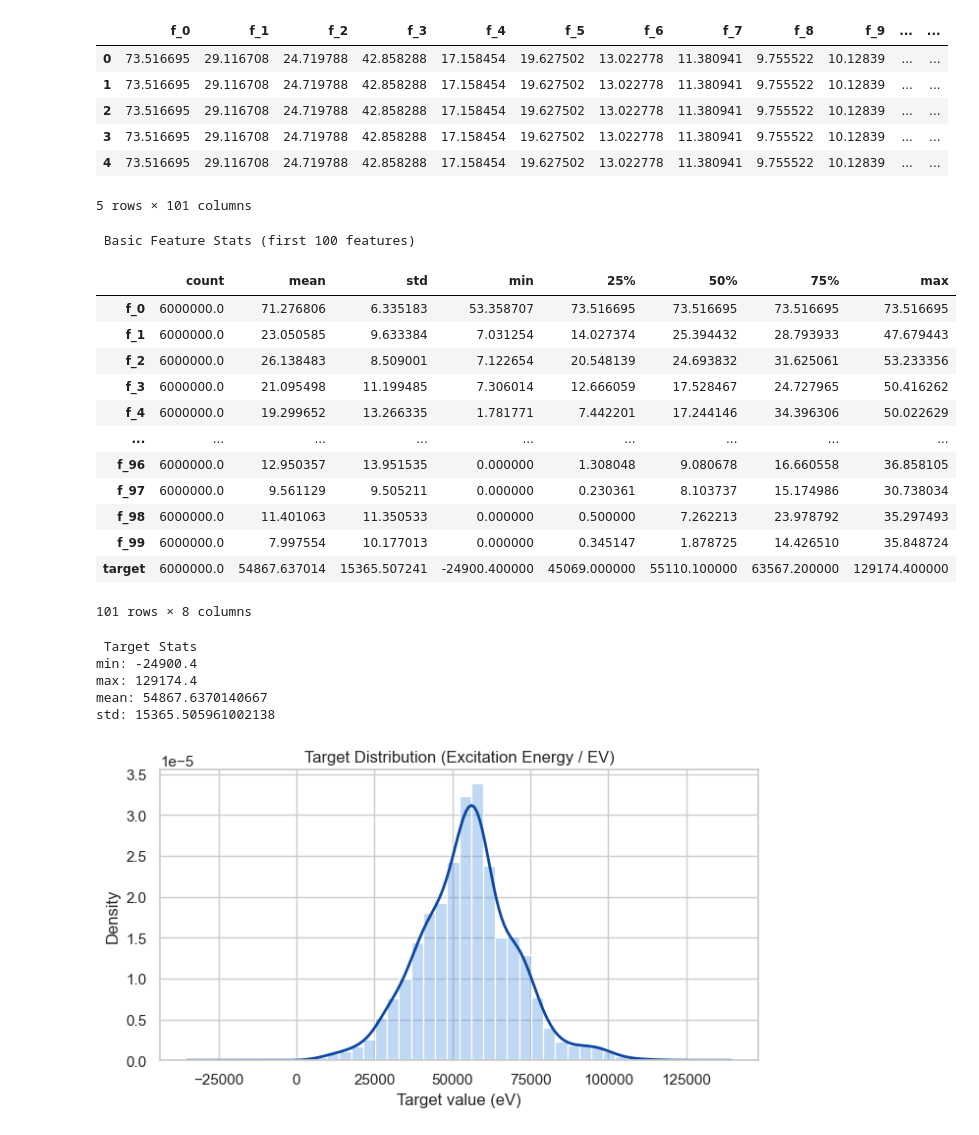
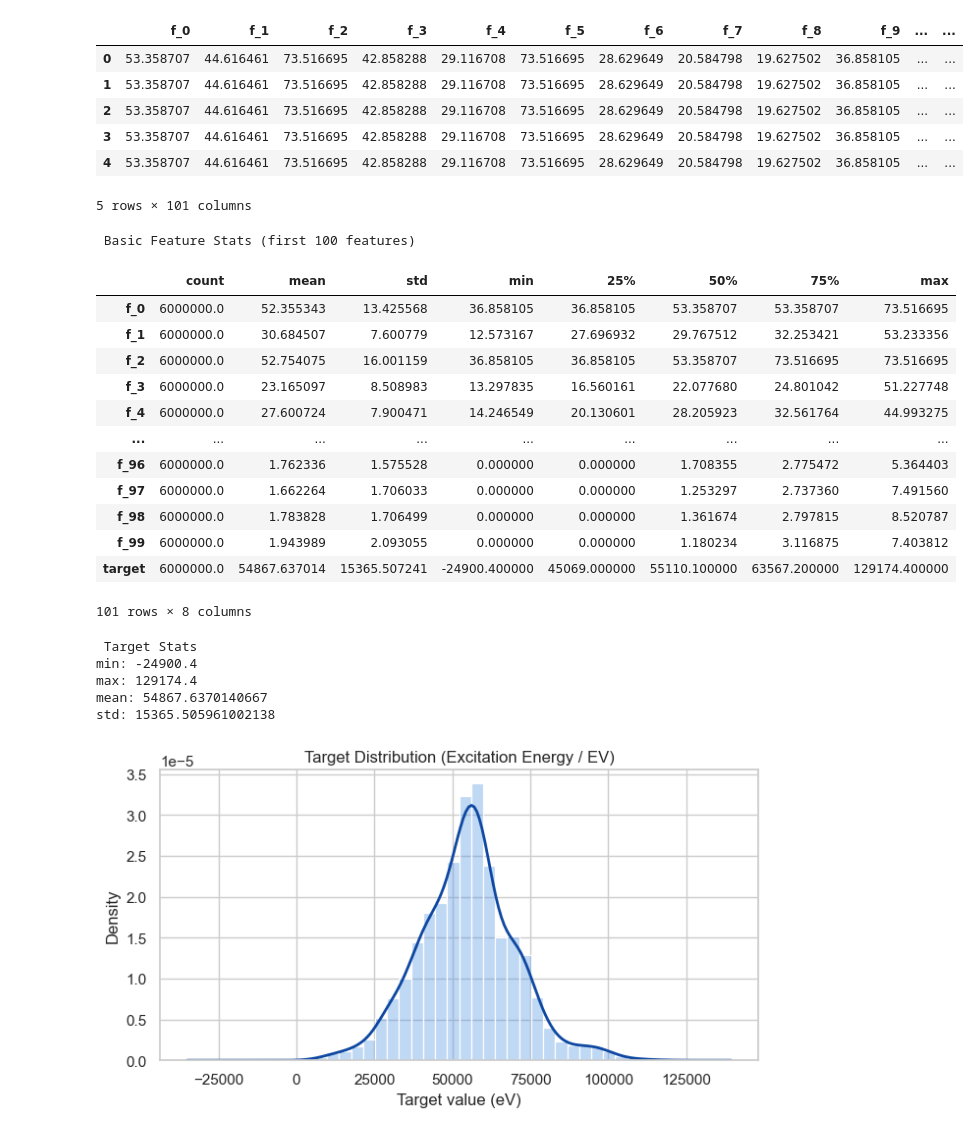
Before and after one commit to LohitakshB/AIM-VEE, a Jupyter notebook: scripts/vee_predictor/dataset_analysis.ipynb, the cells around one changed output. Drawn from its saved outputs; the diff is of its cells as text; code cells hidden in the pictures.

```diff
--- a/scripts/vee_predictor/dataset_analysis.ipynb
+++ b/scripts/vee_predictor/dataset_analysis.ipynb
@@ -7,8 +7,6 @@
 # - Computes correlations with the target
 # - Runs PCA for structure
 # %%
-
-!pip install seaborn
 import os
 import numpy as np
 import pandas as pd
@@ -27,12 +25,12 @@ sns.set_theme(context="notebook", style="whitegrid")
 
 
 
-#Load Data
+# Load Data
 
-DATA_DIR = "/Users/lohitakshbadarala/Desktop/AIM-VEE/data/vee_predictor/Data_CM"
+DATA_DIR = "/Users/lohitakshbadarala/Desktop/AIM-VEE/data/vee_predictor/Data"
 
-X_path = os.path.join(DATA_DIR, "CM_train.npy")  # features
-y_path = os.path.join(DATA_DIR, "EV_train.npy")  # target
+X_path = os.path.join(DATA_DIR, "CM_train.npy")  # Features
+y_path = os.path.join(DATA_DIR, "EV_train.npy")  # Target
 
 X = np.load(X_path)
 y = np.load(y_path)
@@ -70,11 +69,11 @@ X shape: (6000000, 486)
 y shape: (6000000,)
 y shape after reshape: (6000000,)
 |  | f_0 | f_1 | f_2 | f_3 | f_4 | f_5 | f_6 | f_7 | f_8 | f_9 | ... | ... |
-| 0 | 73.516695 | 29.116708 | 24.719788 | 42.858288 | 17.158454 | 19.627502 | 13.022778 | 11.380941 | 9.755522 | 10.12839 | ... | ... |
-| 1 | 73.516695 | 29.116708 | 24.719788 | 42.858288 | 17.158454 | 19.627502 | 13.022778 | 11.380941 | 9.755522 | 10.12839 | ... | ... |
-| 2 | 73.516695 | 29.116708 | 24.719788 | 42.858288 | 17.158454 | 19.627502 | 13.022778 | 11.380941 | 9.755522 | 10.12839 | ... | ... |
-| 3 | 73.516695 | 29.116708 | 24.719788 | 42.858288 | 17.158454 | 19.627502 | 13.022778 | 11.380941 | 9.755522 | 10.12839 | ... | ... |
-| 4 | 73.516695 | 29.116708 | 24.719788 | 42.858288 | 17.158454 | 19.627502 | 13.022778 | 11.380941 | 9.755522 | 10.12839 | ... | ... |
+| 0 | 53.358707 | 44.616461 | 73.516695 | 42.858288 | 29.116708 | 73.516695 | 28.629649 | 20.584798 | 19.627502 | 36.858105 | ... | ... |
+| 1 | 53.358707 | 44.616461 | 73.516695 | 42.858288 | 29.116708 | 73.516695 | 28.629649 | 20.584798 | 19.627502 | 36.858105 | ... | ... |
+| 2 | 53.358707 | 44.616461 | 73.516695 | 42.858288 | 29.116708 | 73.516695 | 28.629649 | 20.584798 | 19.627502 | 36.858105 | ... | ... |
+| 3 | 53.358707 | 44.616461 | 73.516695 | 42.858288 | 29.116708 | 73.516695 | 28.629649 | 20.584798 | 19.627502 | 36.858105 | ... | ... |
+| 4 | 53.358707 | 44.616461 | 73.516695 | 42.858288 | 29.116708 | 73.516695 | 28.629649 | 20.584798 | 19.627502 | 36.858105 | ... | ... |
 5 rows × 101 columns
 # %%
 import matplotlib.pyplot as plt
@@ -109,9 +108,9 @@ sns.histplot(
 # KDE curve (smooth “bell curve”)
 sns.kdeplot(
     y,
-    color="#0D47A1",      # deep blue
+    color="#0D47A1",      # Deep blue
     linewidth=2,
-    bw_adjust=5  # smoothness adjustment
+    bw_adjust=5  # Smoothness adjustment
 )
 
 plt.title("Target Distribution (Excitation Energy / EV)")
@@ -121,20 +120,20 @@ plt.tight_layout()
 plt.show()
 
 
-#NOTE: The min value -24900.45 seems like an outlier and is not possible. Consider investigating further or removing it if necessary.
+# Note: The min value -24900.45 seems like an outlier and is not possible. Consider investigating further or removing it if necessary
 # %% [output]
  Basic Feature Stats (first 100 features)
 |  | count | mean | std | min | 25% | 50% | 75% | max |
-| f_0 | 6000000.0 | 71.276806 | 6.335183 | 53.358707 | 73.516695 | 73.516695 | 73.516695 | 73.516695 |
-| f_1 | 6000000.0 | 23.050585 | 9.633384 | 7.031254 | 14.027374 | 25.394432 | 28.793933 | 47.679443 |
-| f_2 | 6000000.0 | 26.138483 | 8.509001 | 7.122654 | 20.548139 | 24.693832 | 31.625061 | 53.233356 |
-| f_3 | 6000000.0 | 21.095498 | 11.199485 | 7.306014 | 12.666059 | 17.528467 | 24.727965 | 50.416262 |
-| f_4 | 6000000.0 | 19.299652 | 13.266335 | 1.781771 | 7.442201 | 17.244146 | 34.396306 | 50.022629 |
+| f_0 | 6000000.0 | 52.355343 | 13.425568 | 36.858105 | 36.858105 | 53.358707 | 53.358707 | 73.516695 |
+| f_1 | 6000000.0 | 30.684507 | 7.600779 | 12.573167 | 27.696932 | 29.767512 | 32.253421 | 53.233356 |
+| f_2 | 6000000.0 | 52.754075 | 16.001159 | 36.858105 | 36.858105 | 53.358707 | 73.516695 | 73.516695 |
+| f_3 | 6000000.0 | 23.165097 | 8.508983 | 13.297835 | 16.560161 | 22.077680 | 24.801042 | 51.227748 |
+| f_4 | 6000000.0 | 27.600724 | 7.900471 | 14.246549 | 20.130601 | 28.205923 | 32.561764 | 44.993275 |
 | ... | ... | ... | ... | ... | ... | ... | ... | ... |
-| f_96 | 6000000.0 | 12.950357 | 13.951535 | 0.000000 | 1.308048 | 9.080678 | 16.660558 | 36.858105 |
-| f_97 | 6000000.0 | 9.561129 | 9.505211 | 0.000000 | 0.230361 | 8.103737 | 15.174986 | 30.738034 |
-| f_98 | 6000000.0 | 11.401063 | 11.350533 | 0.000000 | 0.500000 | 7.262213 | 23.978792 | 35.297493 |
-| f_99 | 6000000.0 | 7.997554 | 10.177013 | 0.000000 | 0.345147 | 1.878725 | 14.426510 | 35.848724 |
+| f_96 | 6000000.0 | 1.762336 | 1.575528 | 0.000000 | 0.000000 | 1.708355 | 2.775472 | 5.364403 |
+| f_97 | 6000000.0 | 1.662264 | 1.706033 | 0.000000 | 0.000000 | 1.253297 | 2.737360 | 7.491560 |
+| f_98 | 6000000.0 | 1.783828 | 1.706499 | 0.000000 | 0.000000 | 1.361674 | 2.797815 | 8.520787 |
+| f_99 | 6000000.0 | 1.943989 | 2.093055 | 0.000000 | 0.000000 | 1.180234 | 3.116875 | 7.403812 |
 | target | 6000000.0 | 54867.637014 | 15365.507241 | -24900.400000 | 45069.000000 | 55110.100000 | 63567.200000 | 129174.400000 |
 101 rows × 8 columns
  Target Stats
```
Also changed, not shown: parts of 5 cells of this notebook, 17 other files.
